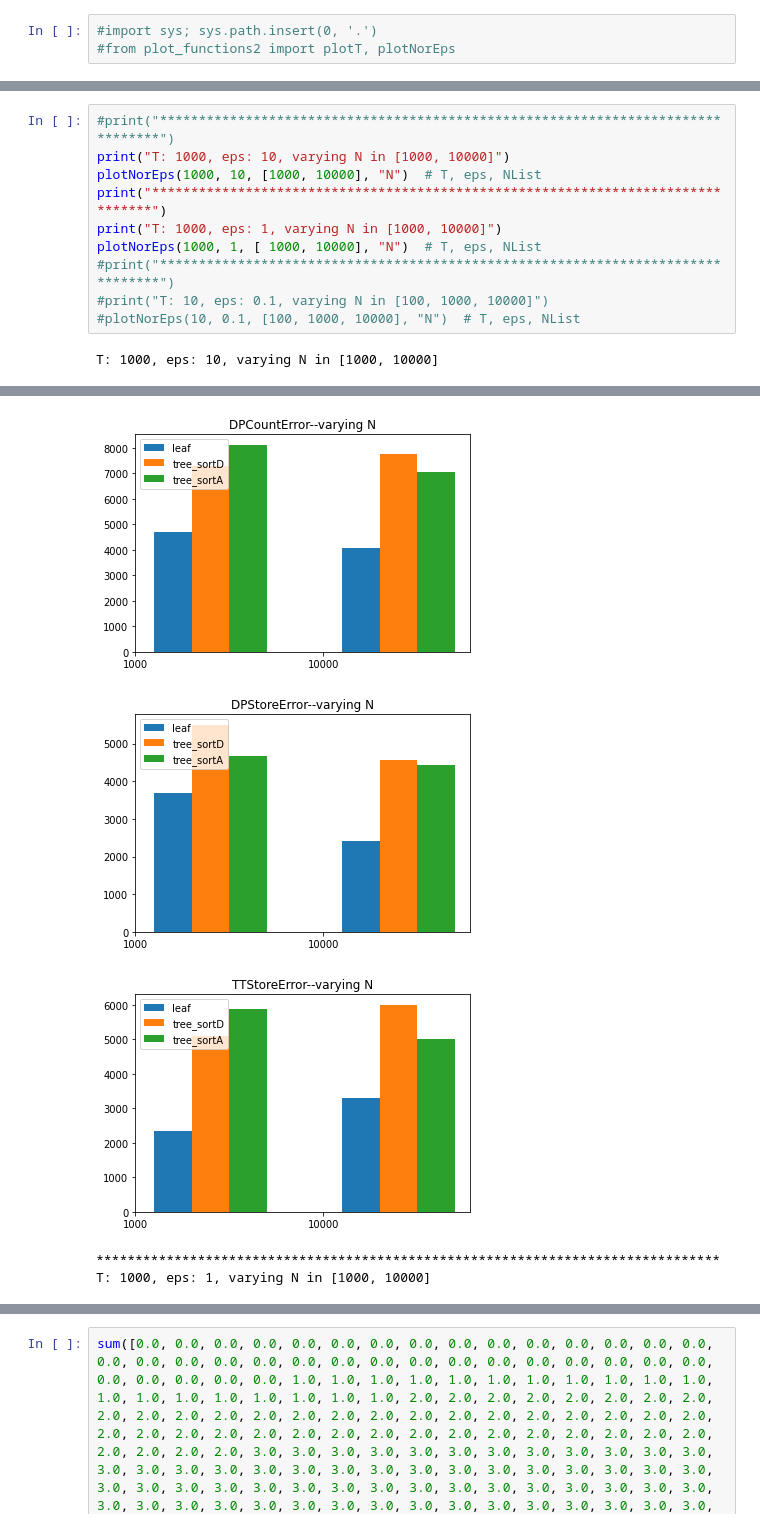
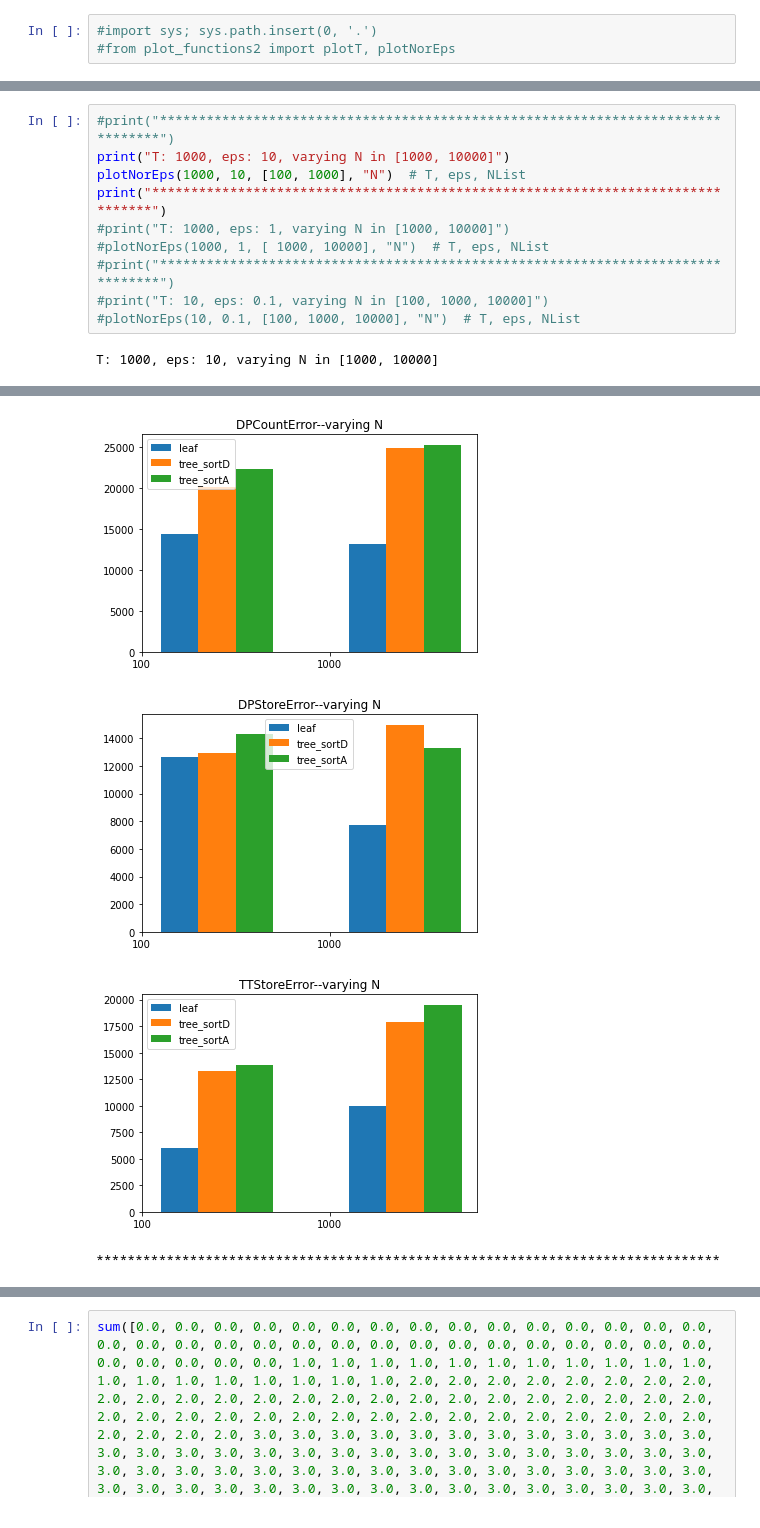
Before and after one commit to ypzhang725/Longshot, a Jupyter notebook: emp-sh2pc/newResultsPY/plot_full_new.ipynb, the cells around one changed output, grey strips where cells are left out. Cells and saved outputs as stored; diff of their text form.

```diff
--- a/emp-sh2pc/newResultsPY/plot_full_new.ipynb
+++ b/emp-sh2pc/newResultsPY/plot_full_new.ipynb
@@ -259,10 +261,10 @@ T: 1000, N: 10000, varying eps in [10, 1]
 # %%
 #print("********************************************************************************")
 print("T: 1000, eps: 10, varying N in [1000, 10000]")
-plotNorEps(1000, 10, [1000, 10000], "N")  # T, eps, NList
+plotNorEps(1000, 10, [100, 1000], "N")  # T, eps, NList
 print("********************************************************************************")
-print("T: 1000, eps: 1, varying N in [1000, 10000]")
-plotNorEps(1000, 1, [ 1000, 10000], "N")  # T, eps, NList
+#print("T: 1000, eps: 1, varying N in [1000, 10000]")
+#plotNorEps(1000, 1, [ 1000, 10000], "N")  # T, eps, NList
 #print("********************************************************************************")
 #print("T: 10, eps: 0.1, varying N in [100, 1000, 10000]")
 #plotNorEps(10, 0.1, [100, 1000, 10000], "N")  # T, eps, NList
@@ -272,5 +274,4 @@ T: 1000, eps: 10, varying N in [1000, 10000]
-[figure, old version]
+[figure, new version]
-[figure, old version]
+[figure, new version]
-[figure, old version]
+[figure, new version]
 ********************************************************************************
-T: 1000, eps: 1, varying N in [1000, 10000]
```
Also changed, not shown: parts of 5 cells of this notebook, 5 other files.
